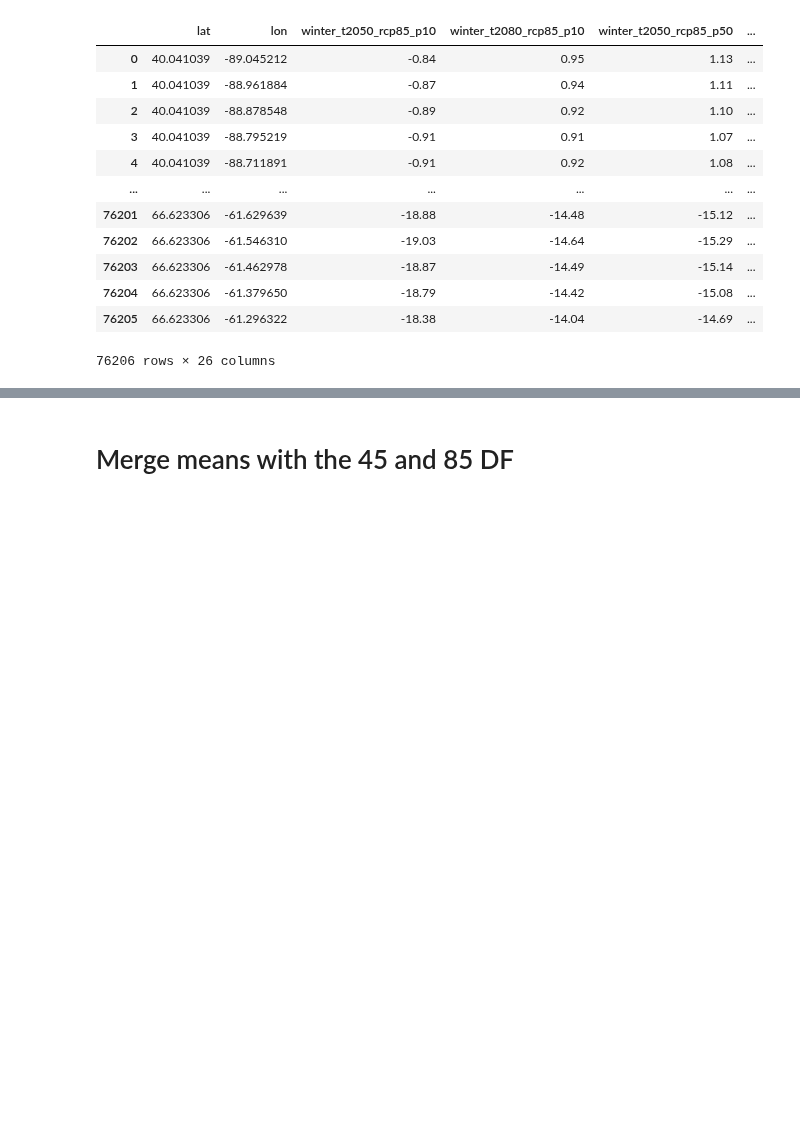
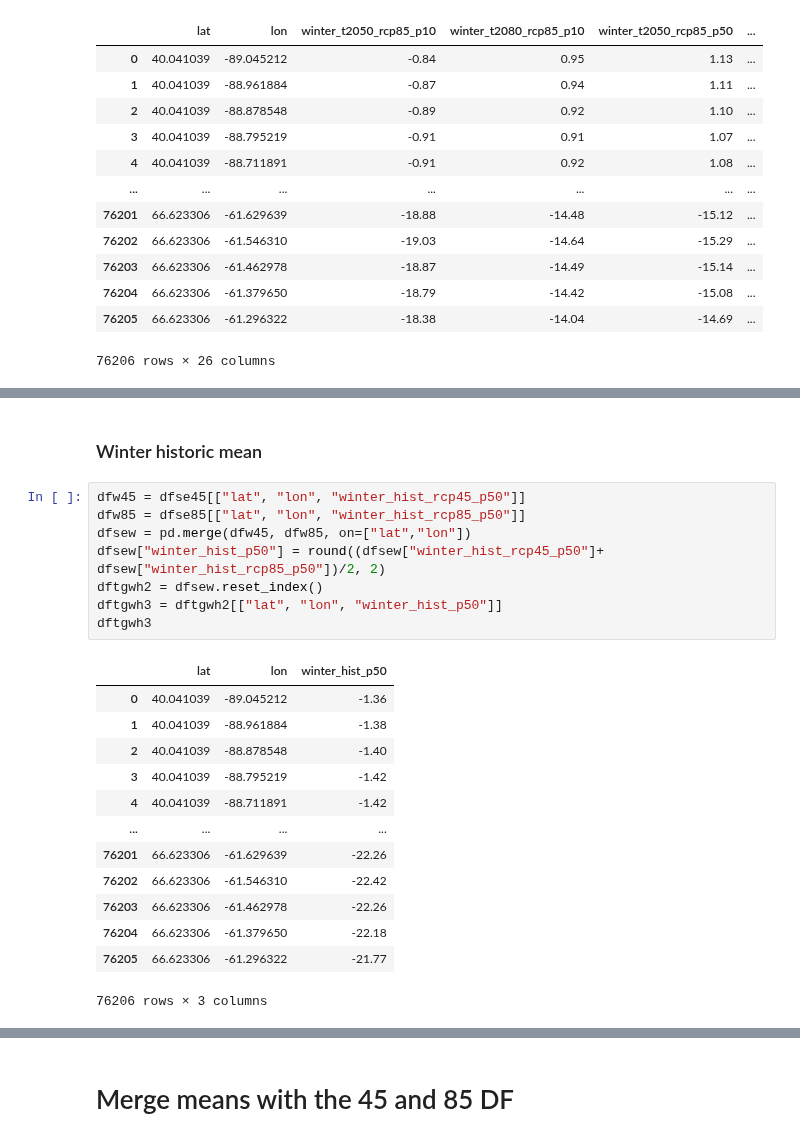
Before and after one commit to marinalopez2110/FistTemplateClimPort, a Jupyter notebook: GeoJson Maps Xclim tg_mean seasonal all regions.ipynb, the cells around one changed output, grey strips where cells are left out. Saved outputs shown, nothing was run; the diff lists cells and outputs as text; blank space fills up the shorter version.

Commit message:
Created all files for all regions for tg_mean seasonal

```diff
--- a/GeoJson Maps Xclim tg_mean seasonal all regions.ipynb
+++ b/GeoJson Maps Xclim tg_mean seasonal all regions.ipynb
@@ -413,0 +365,24 @@ dftgh3
+# %% [markdown]
+### Winter historic mean
+# %%
+dfw45 = dfse45[["lat", "lon", "winter_hist_rcp45_p50"]]
+dfw85 = dfse85[["lat", "lon", "winter_hist_rcp85_p50"]]
+dfsew = pd.merge(dfw45, dfw85, on=["lat","lon"])
+dfsew["winter_hist_p50"] = round((dfsew["winter_hist_rcp45_p50"]+ dfsew["winter_hist_rcp85_p50"])/2, 2)
+dftgwh2 = dfsew.reset_index()
+dftgwh3 = dftgwh2[["lat", "lon", "winter_hist_p50"]]
+dftgwh3
+# %% [output]
+|  | lat | lon | winter_hist_p50 |
+| 0 | 40.041039 | -89.045212 | -1.36 |
+| 1 | 40.041039 | -88.961884 | -1.38 |
+| 2 | 40.041039 | -88.878548 | -1.40 |
+| 3 | 40.041039 | -88.795219 | -1.42 |
+| 4 | 40.041039 | -88.711891 | -1.42 |
+| ... | ... | ... | ... |
+| 76201 | 66.623306 | -61.629639 | -22.26 |
+| 76202 | 66.623306 | -61.546310 | -22.42 |
+| 76203 | 66.623306 | -61.462978 | -22.26 |
+| 76204 | 66.623306 | -61.379650 | -22.18 |
+| 76205 | 66.623306 | -61.296322 | -21.77 |
+76206 rows × 3 columns
```
Also changed, not shown: parts of 48 cells of this notebook.
